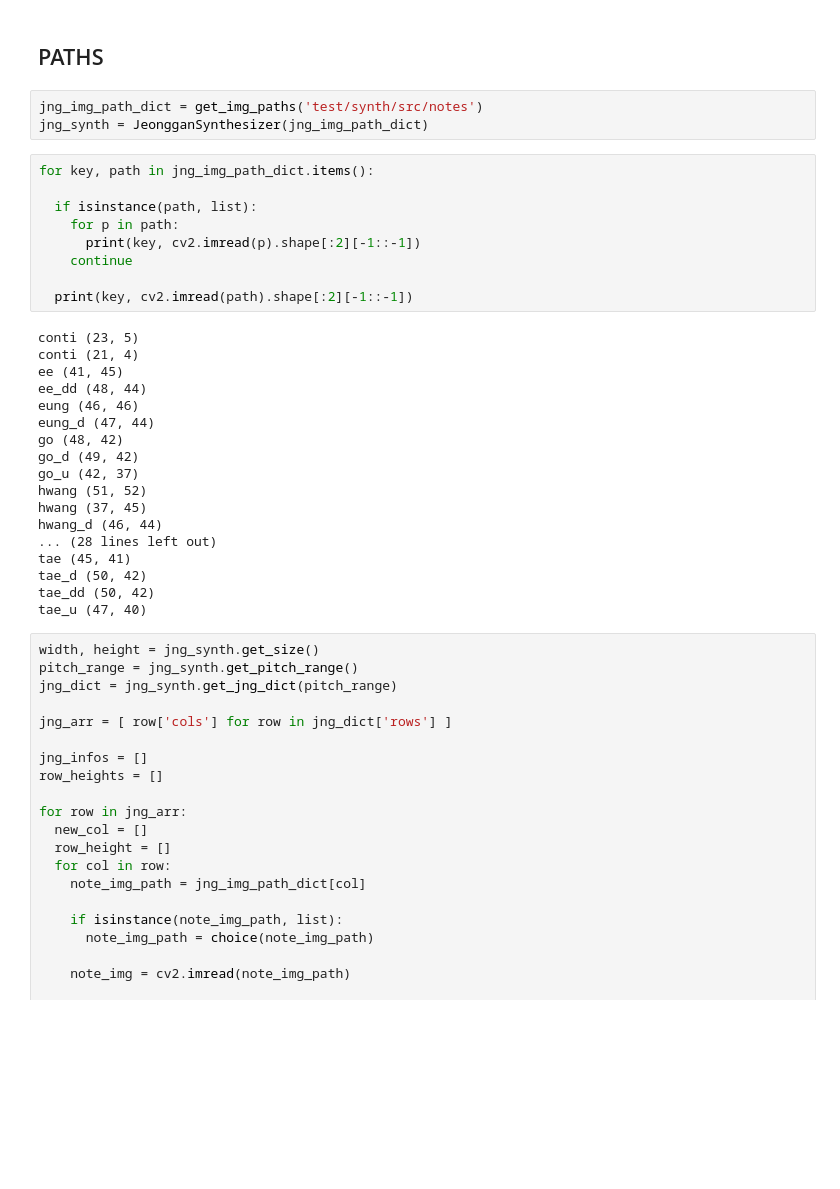
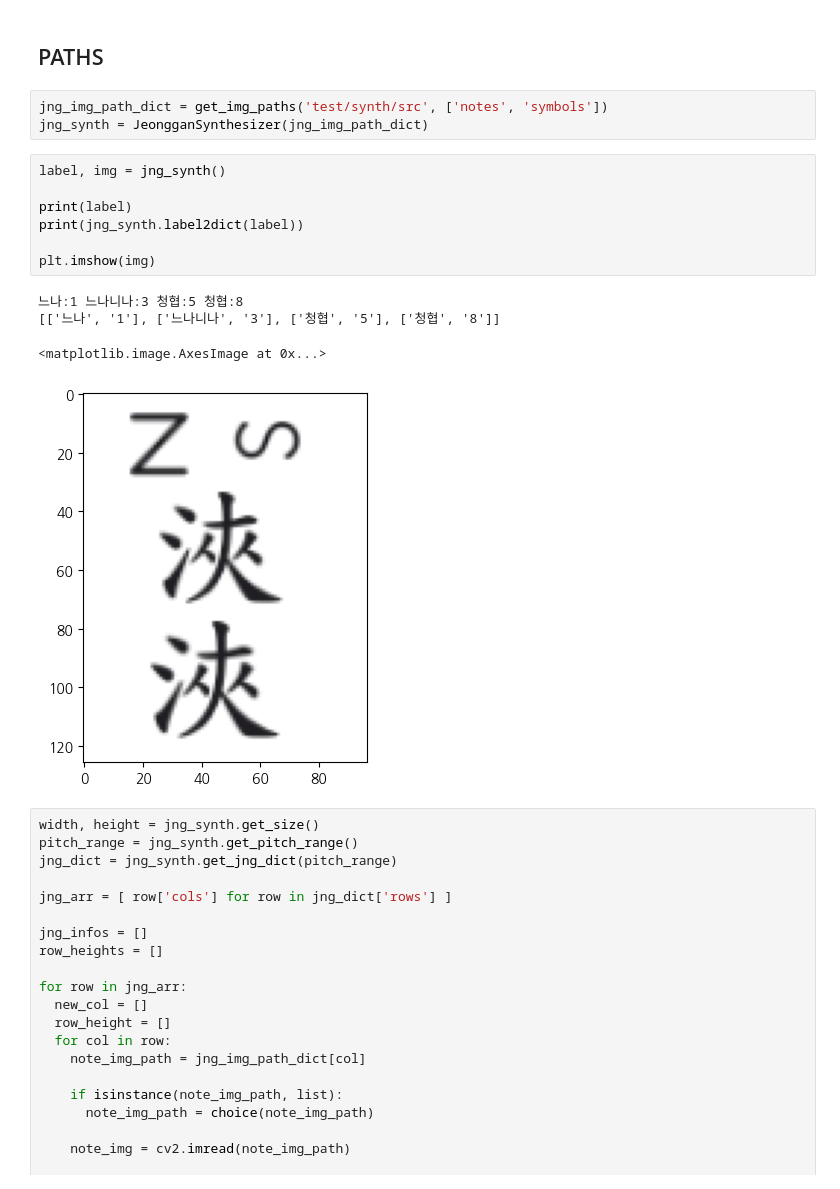
Before and after one commit to MALerLab/jeongganbo-omr, a Jupyter notebook: notebooks/jeoggan_synthesizer.ipynb, the cells around one changed output. Drawn from its saved outputs; the diff is of its cells as text; blank space fills up the shorter version.

Commit message:
add: dict2label, label2dict to Jeonggan Synthesizer - fix jng_synth.get_jng_dict() - fix get_img_paths() in omr_cnn

```diff
--- a/notebooks/jeoggan_synthesizer.ipynb
+++ b/notebooks/jeoggan_synthesizer.ipynb
@@ -23,35 +25,20 @@ from omr_cnn import get_img_paths
 # %% [markdown]
 ## PATHS
 # %%
-jng_img_path_dict = get_img_paths('test/synth/src/notes')
+jng_img_path_dict = get_img_paths('test/synth/src', ['notes', 'symbols'])
 jng_synth = JeongganSynthesizer(jng_img_path_dict)
-# %%
-for key, path in jng_img_path_dict.items():
-
-  if isinstance(path, list):
-    for p in path:
-      print(key, cv2.imread(p).shape[:2][-1::-1])
-    continue
-
-  print(key, cv2.imread(path).shape[:2][-1::-1])
-# %% [output]
-conti (23, 5)
-conti (21, 4)
-ee (41, 45)
-ee_dd (48, 44)
-eung (46, 46)
-eung_d (47, 44)
-go (48, 42)
-go_d (49, 42)
-go_u (42, 37)
-hwang (51, 52)
-hwang (37, 45)
-hwang_d (46, 44)
-... (28 lines left out)
-tae (45, 41)
-tae_d (50, 42)
-tae_dd (50, 42)
-tae_u (47, 40)
+# %%
+label, img = jng_synth()
+
+print(label)
+print(jng_synth.label2dict(label))
+
+plt.imshow(img)
+# %% [output]
+느나:1 느나니나:3 청협:5 청협:8
+[['느나', '1'], ['느나니나', '3'], ['청협', '5'], ['청협', '8']]
+<matplotlib.image.AxesImage at 0x...>
+[figure, added]
 # %%
 width, height = jng_synth.get_size()
 pitch_range = jng_synth.get_pitch_range()
```
Also changed, not shown: parts of 3 cells of this notebook, 2 other files.
